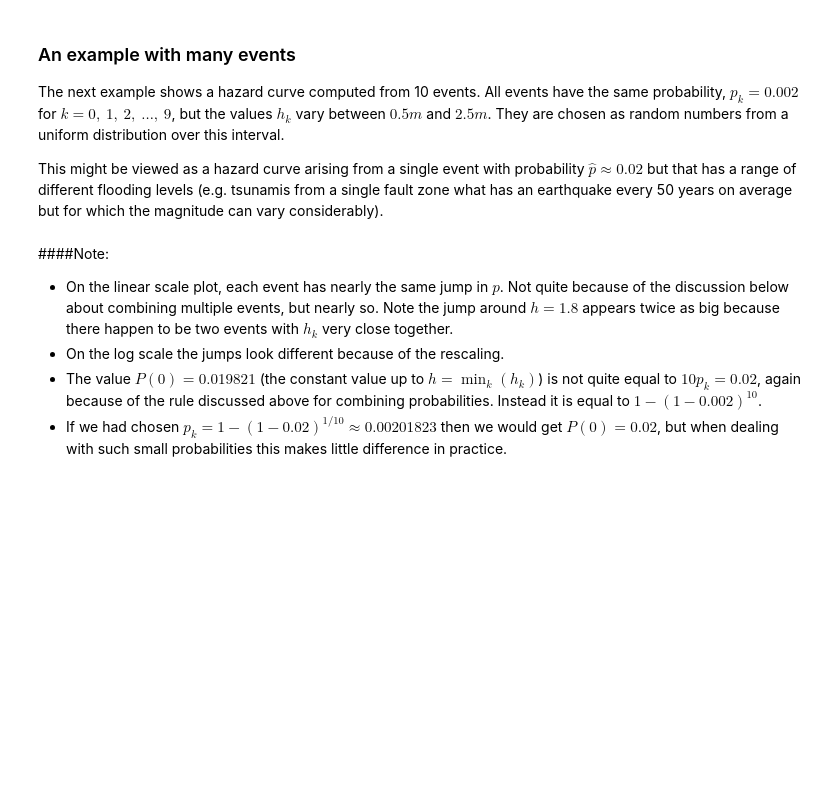
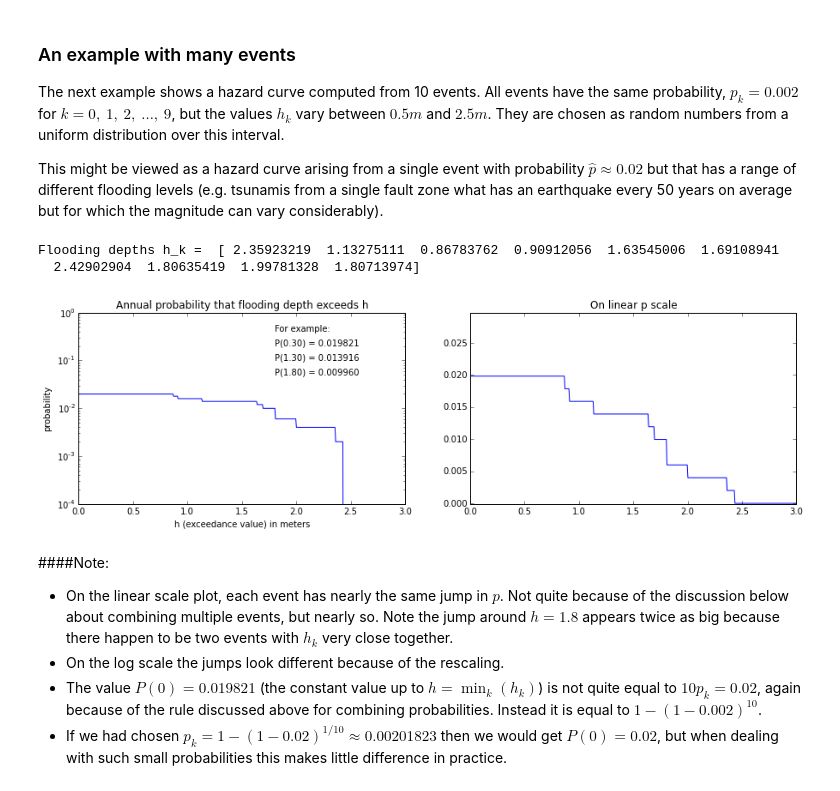
Before and after one commit to rjleveque/ptha_tutorial, a Jupyter notebook: Hazard_Curves.ipynb, the cells around one changed output. Drawn from its saved outputs; the diff is of its cells as text; code cells hidden in the pictures; blank space fills up the shorter version.

```diff
--- a/Hazard_Curves.ipynb
+++ b/Hazard_Curves.ipynb
@@ -119,19 +134,23 @@ This might be viewed as a hazard curve arising from a single event with probabil
 # %%
 from numpy import random
 random.seed(12345)  # seed the random number generator
 
 event_list = []  # initialize to empty list
 n_events = 10
 random_h = 0.5 + 2*rand(n_events)  # rand(n) returns array of n random number in interval [0,1]
 print "Flooding depths h_k = ",random_h
 
 for k in range(n_events):
     pk = 0.002
     hk = random_h[k]
     Ek = [pk,hk]
     event_list.append(Ek)   # add this event to the list
-h_ev,p_ev = hazard_curve(event_list, 3)
-fig = plot_hazard_curve(h_ev,p_ev)
+h_ev,p_ev = HC.hazard_curve(event_list, 3)
+fig = HC.plot_hazard_curve(h_ev,p_ev)
+# %% [output]
+Flooding depths h_k =  [ 2.35923219  1.13275111  0.86783762  0.90912056  1.63545006  1.69108941
+  2.42902904  1.80635419  1.99781328  1.80713974]
+[figure, added]
 # %% [markdown]
 ####Note:
 
```
Also changed, not shown: parts of 10 cells of this notebook, 3 other files.
